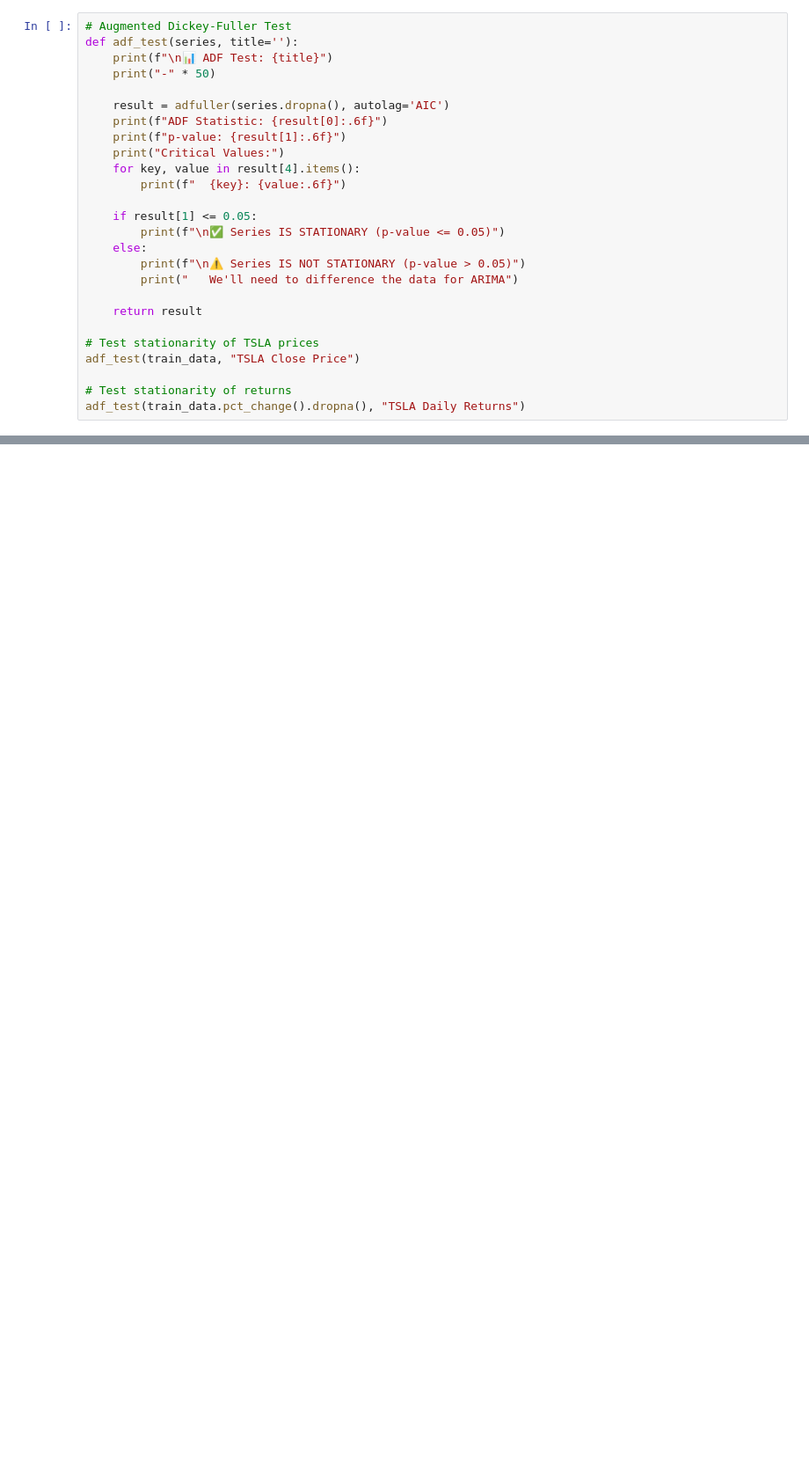
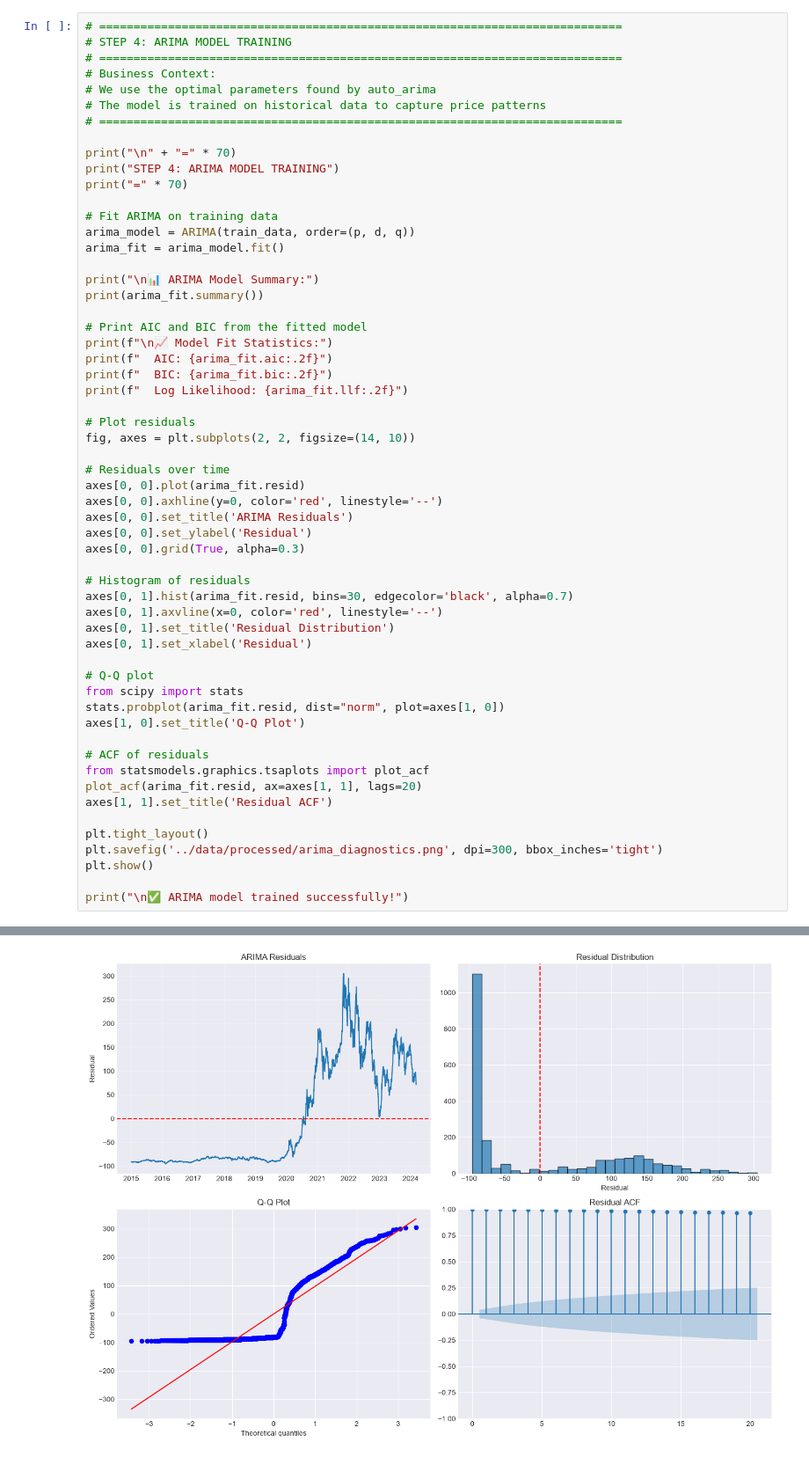
Before and after one commit to leesol1878/portfolio-optimization, a Jupyter notebook: notebooks/02_time_series_forecasting.ipynb, the cells around one changed output, grey strips where cells are left out. Shown at 88% size. Saved outputs shown, nothing was run; the diff lists cells and outputs as text; blank space fills up the shorter version.

Commit message:
Task2: Complete ARIMA and LSTM forecasting models with comparison

```diff
--- a/notebooks/02_time_series_forecasting.ipynb
+++ b/notebooks/02_time_series_forecasting.ipynb
@@ -145,27 +225,58 @@ Testing date range: 2024-03-08 00:00:00 to 2026-06-29 00:00:00
 # %%
-# Augmented Dickey-Fuller Test
-def adf_test(series, title=''):
-    print(f"\n📊 ADF Test: {title}")
-    print("-" * 50)
+# ============================================================================
+# STEP 4: ARIMA MODEL TRAINING
+# ============================================================================
+# Business Context:
+# We use the optimal parameters found by auto_arima
+# The model is trained on historical data to capture price patterns
+# ============================================================================
 
-    result = adfuller(series.dropna(), autolag='AIC')
-    print(f"ADF Statistic: {result[0]:.6f}")
-    print(f"p-value: {result[1]:.6f}")
-    print("Critical Values:")
-    for key, value in result[4].items():
-        print(f"  {key}: {value:.6f}")
+print("\n" + "=" * 70)
+print("STEP 4: ARIMA MODEL TRAINING")
+print("=" * 70)
 
-    if result[1] <= 0.05:
-        print(f"\n✅ Series IS STATIONARY (p-value <= 0.05)")
-    else:
-        print(f"\n⚠️ Series IS NOT STATIONARY (p-value > 0.05)")
-        print("   We'll need to difference the data for ARIMA")
+# Fit ARIMA on training data
+arima_model = ARIMA(train_data, order=(p, d, q))
+arima_fit = arima_model.fit()
 
-    return result
+print("\n📊 ARIMA Model Summary:")
+print(arima_fit.summary())
 
-# Test stationarity of TSLA prices
-adf_test(train_data, "TSLA Close Price")
+# Print AIC and BIC from the fitted model
+print(f"\n📈 Model Fit Statistics:")
+print(f"  AIC: {arima_fit.aic:.2f}")
+print(f"  BIC: {arima_fit.bic:.2f}")
+print(f"  Log Likelihood: {arima_fit.llf:.2f}")
 
-# Test stationarity of returns
-adf_test(train_data.pct_change().dropna(), "TSLA Daily Returns")
+# Plot residuals
+fig, axes = plt.subplots(2, 2, figsize=(14, 10))
+
+# Residuals over time
+axes[0, 0].plot(arima_fit.resid)
+axes[0, 0].axhline(y=0, color='red', linestyle='--')
+axes[0, 0].set_title('ARIMA Residuals')
+axes[0, 0].set_ylabel('Residual')
+axes[0, 0].grid(True, alpha=0.3)
+
+# Histogram of residuals
+axes[0, 1].hist(arima_fit.resid, bins=30, edgecolor='black', alpha=0.7)
+axes[0, 1].axvline(x=0, color='red', linestyle='--')
+axes[0, 1].set_title('Residual Distribution')
+axes[0, 1].set_xlabel('Residual')
+
+# Q-Q plot
+from scipy import stats
+stats.probplot(arima_fit.resid, dist="norm", plot=axes[1, 0])
+axes[1, 0].set_title('Q-Q Plot')
+
+# ACF of residuals
+from statsmodels.graphics.tsaplots import plot_acf
+plot_acf(arima_fit.resid, ax=axes[1, 1], lags=20)
+axes[1, 1].set_title('Residual ACF')
+
+plt.tight_layout()
+plt.savefig('../data/processed/arima_diagnostics.png', dpi=300, bbox_inches='tight')
+plt.show()
+
+print("\n✅ ARIMA model trained successfully!")
 # %% [output]
@@ -196,0 +303 @@ Critical Values:
+[figure, added]
```
Also changed, not shown: parts of 18 cells of this notebook, 4 other files.
